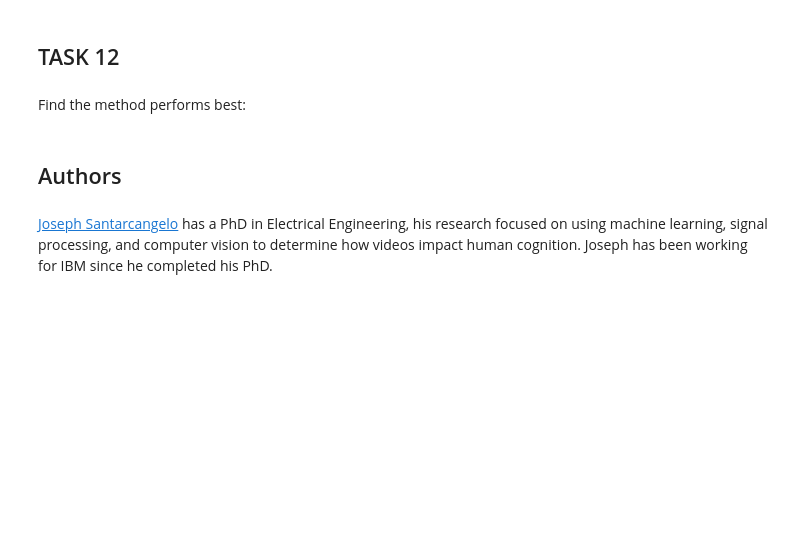
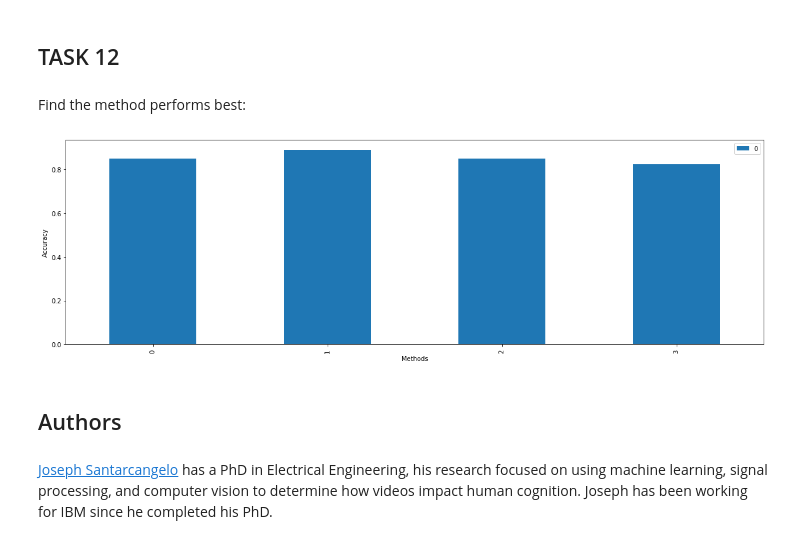
Before and after one commit to bdaregat/testrepo, a Jupyter notebook: Hands on Lab: Complete the Machine Learning Predic.ipynb, the cells around one changed output. Drawn from its saved outputs; the diff is of its cells as text; code cells hidden in the pictures; blank space fills up the shorter version.

```diff
--- a/Hands on Lab: Complete the Machine Learning Predic.ipynb
+++ b/Hands on Lab: Complete the Machine Learning Predic.ipynb
@@ -388,6 +388,15 @@ plot_confusion_matrix(Y_test,yhat)
 ## TASK  12
 # %% [markdown]
 Find the method performs best:
+# %%
+result = (knn_cv.best_score_,tree_cv.best_score_, svm_cv.best_score_, logreg_cv.best_score_)
+df = pd.DataFrame(result)
+df.plot(kind="bar", figsize=(20,6))
+plt.ylabel('Accuracy')
+plt.xlabel('Methods')
+plt.show()
+# %% [output]
+[figure, added]
 # %% [markdown]
 ## Authors
 # %% [markdown]
```
Also changed, not shown: parts of 3 cells of this notebook.
